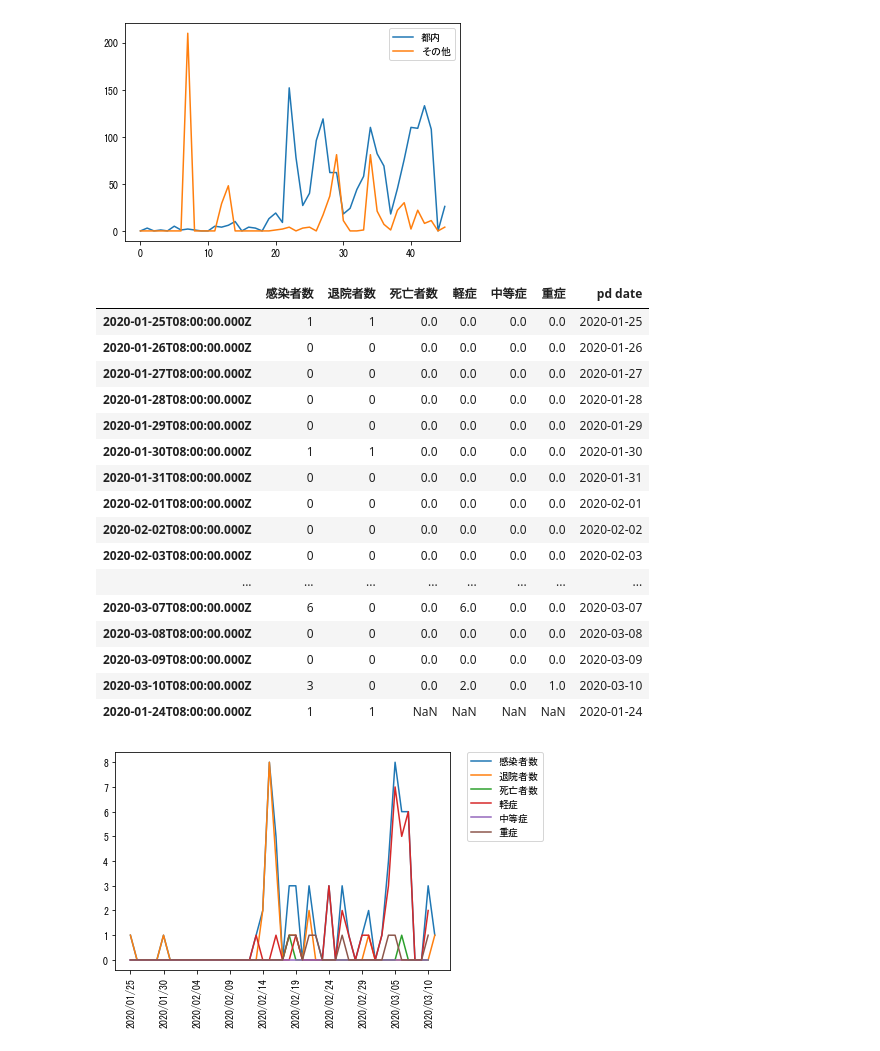
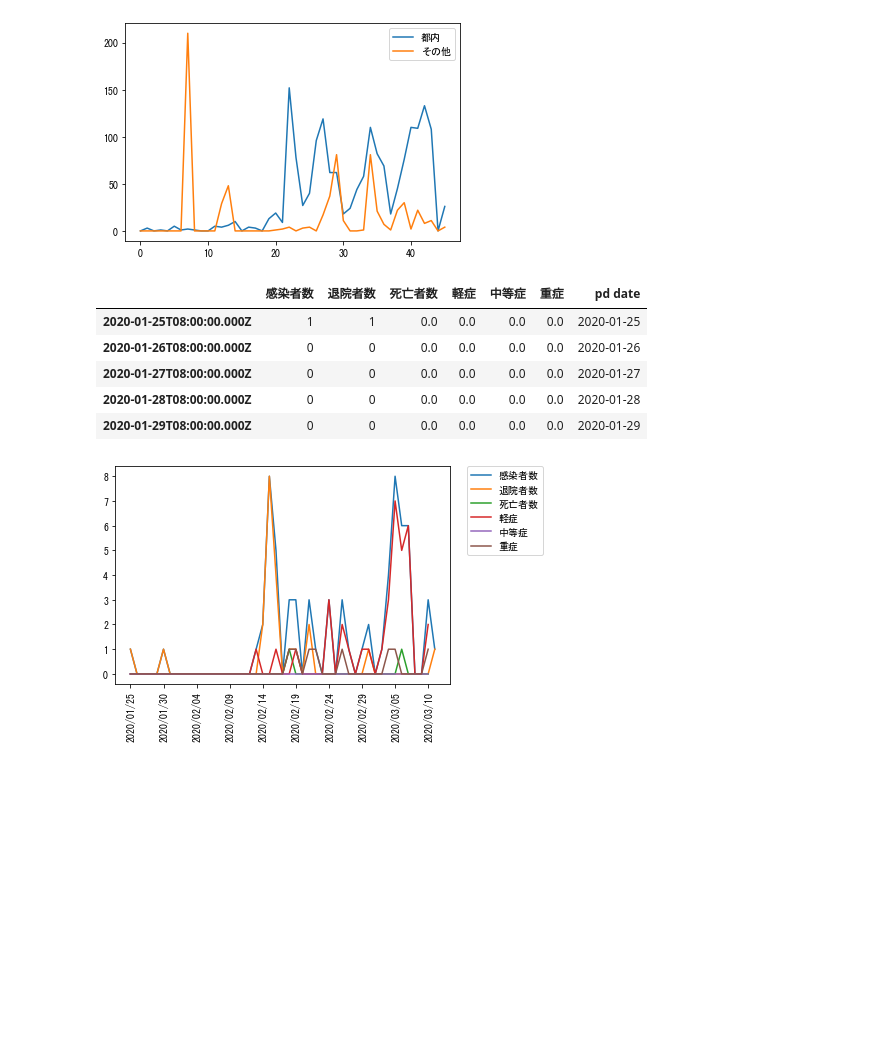
Before and after one commit to daizyu/Read-covid19-data, a Jupyter notebook: Read-covid19-data.ipynb, the cells around one changed output. Drawn from its saved outputs; the diff is of its cells as text; code cells hidden in the pictures; blank space fills up the shorter version.

```diff
--- a/Read-covid19-data.ipynb
+++ b/Read-covid19-data.ipynb
@@ -280,25 +218,14 @@ show_plot(df_inspections_summary,['都内','その他'])
 # %%
 df_better_patients_summary = pd.DataFrame(json_data['better_patients_summary']['data'])
 df_better_patients_summary['pd date'] = pd.to_datetime(df_better_patients_summary.index , format='%Y-%m-%dT08:00:00.000Z')
-df_better_patients_summary
+df_better_patients_summary.head()
 # %% [output]
 |  | 感染者数 | 退院者数 | 死亡者数 | 軽症 | 中等症 | 重症 | pd date |
 | 2020-01-25T08:00:00.000Z | 1 | 1 | 0.0 | 0.0 | 0.0 | 0.0 | 2020-01-25 |
 | 2020-01-26T08:00:00.000Z | 0 | 0 | 0.0 | 0.0 | 0.0 | 0.0 | 2020-01-26 |
 | 2020-01-27T08:00:00.000Z | 0 | 0 | 0.0 | 0.0 | 0.0 | 0.0 | 2020-01-27 |
 | 2020-01-28T08:00:00.000Z | 0 | 0 | 0.0 | 0.0 | 0.0 | 0.0 | 2020-01-28 |
 | 2020-01-29T08:00:00.000Z | 0 | 0 | 0.0 | 0.0 | 0.0 | 0.0 | 2020-01-29 |
-| 2020-01-30T08:00:00.000Z | 1 | 1 | 0.0 | 0.0 | 0.0 | 0.0 | 2020-01-30 |
-| 2020-01-31T08:00:00.000Z | 0 | 0 | 0.0 | 0.0 | 0.0 | 0.0 | 2020-01-31 |
-| 2020-02-01T08:00:00.000Z | 0 | 0 | 0.0 | 0.0 | 0.0 | 0.0 | 2020-02-01 |
-| 2020-02-02T08:00:00.000Z | 0 | 0 | 0.0 | 0.0 | 0.0 | 0.0 | 2020-02-02 |
-| 2020-02-03T08:00:00.000Z | 0 | 0 | 0.0 | 0.0 | 0.0 | 0.0 | 2020-02-03 |
-| ... | ... | ... | ... | ... | ... | ... | ... |
-| 2020-03-07T08:00:00.000Z | 6 | 0 | 0.0 | 6.0 | 0.0 | 0.0 | 2020-03-07 |
-| 2020-03-08T08:00:00.000Z | 0 | 0 | 0.0 | 0.0 | 0.0 | 0.0 | 2020-03-08 |
-| 2020-03-09T08:00:00.000Z | 0 | 0 | 0.0 | 0.0 | 0.0 | 0.0 | 2020-03-09 |
-| 2020-03-10T08:00:00.000Z | 3 | 0 | 0.0 | 2.0 | 0.0 | 1.0 | 2020-03-10 |
-| 2020-01-24T08:00:00.000Z | 1 | 1 | NaN | NaN | NaN | NaN | 2020-01-24 |
 # %%
 show_time_series_plot(df_better_patients_summary, 'pd date' , ['感染者数','退院者数','死亡者数','軽症','中等症','重症'])
 # %% [output]
```
Also changed, not shown: parts of 6 cells of this notebook.
